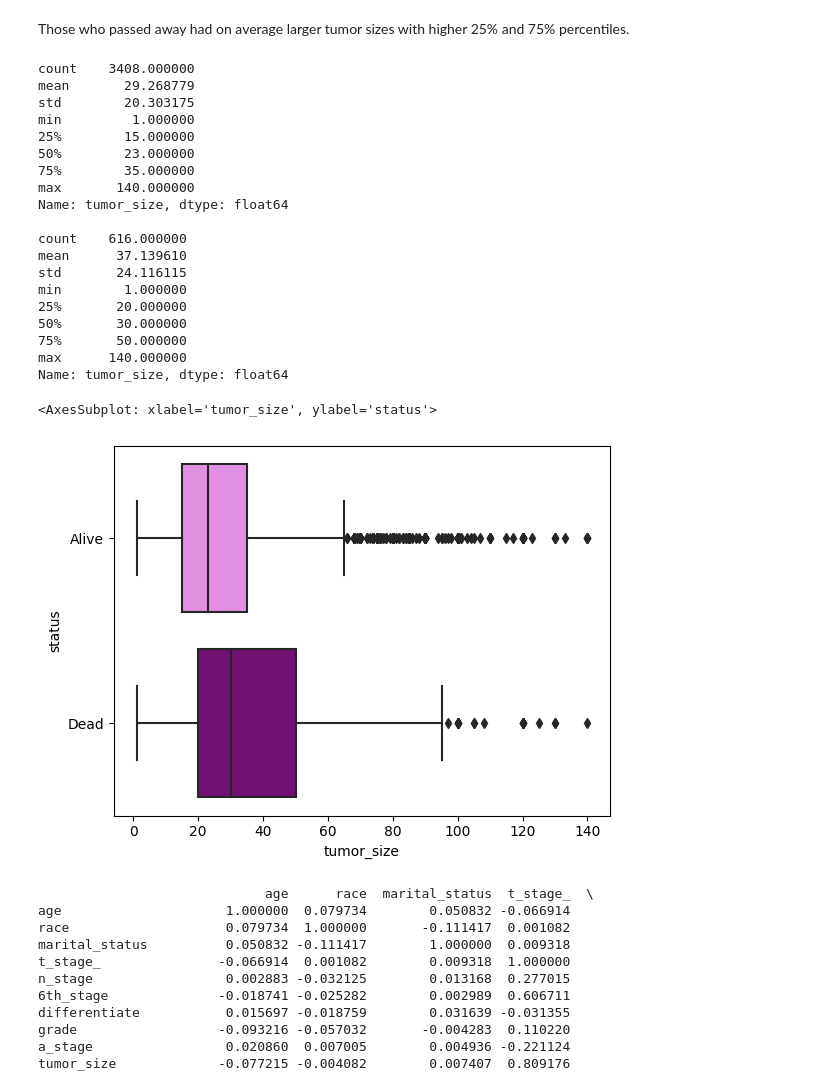
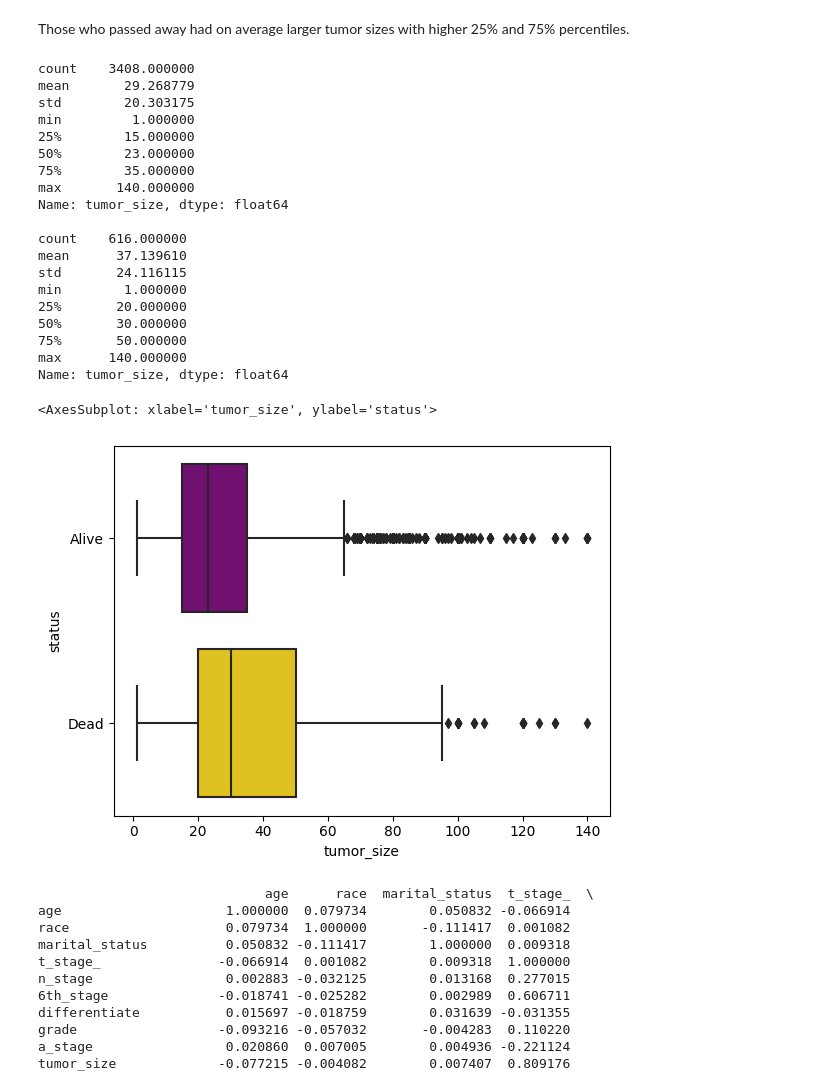
Before and after one commit to Chris-Vuong/breast-cancer, a Jupyter notebook: breast-cancer-analysis.ipynb, the cells around one changed output. Cells and saved outputs as stored; diff of their text form; code cells hidden in the pictures.

Commit message:
changed color scheme of plots

```diff
--- a/breast-cancer-analysis.ipynb
+++ b/breast-cancer-analysis.ipynb
@@ -213,31 +213,31 @@ Those who passed away had on average larger tumor sizes with higher 25% and 75%
 # %%
 print(df.loc[df["status"] == "Alive"]["tumor_size"].describe())
 print()
 print(df.loc[df["status"] == "Dead"]["tumor_size"].describe())
 
-sns.boxplot(x=df["tumor_size"], y=df["status"], palette=['violet', 'purple'])
+sns.boxplot(x=df["tumor_size"], y=df["status"], palette=['purple', 'gold'])
 # %% [output]
 count    3408.000000
 mean       29.268779
 std        20.303175
 min         1.000000
 25%        15.000000
 50%        23.000000
 75%        35.000000
 max       140.000000
 Name: tumor_size, dtype: float64
 
 count    616.000000
 mean      37.139610
 std       24.116115
 min        1.000000
 25%       20.000000
 50%       30.000000
 75%       50.000000
 max      140.000000
 Name: tumor_size, dtype: float64
 <AxesSubplot: xlabel='tumor_size', ylabel='status'>
-[figure, old version]
+[figure, new version]
 # %%
 from sklearn.preprocessing import LabelEncoder
 
```
Also changed, not shown: parts of 6 cells of this notebook.
